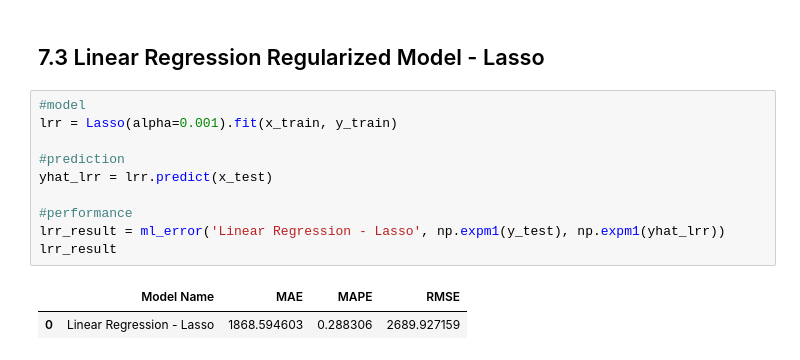
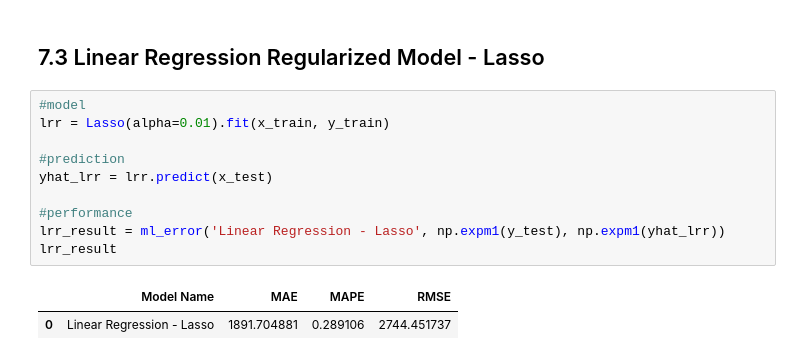
Before and after one commit to RicardoSemerene/DataScience_em_producao, a Jupyter notebook: m04_v01_store_sales_prediction.ipynb, the cells around one changed output. Saved outputs shown, nothing was run; the diff lists cells and outputs as text.

```diff
--- a/m04_v01_store_sales_prediction.ipynb
+++ b/m04_v01_store_sales_prediction.ipynb
@@ -851,14 +914,14 @@ lr_result
 ## 7.3 Linear Regression Regularized Model - Lasso
 # %%
 #model
-lrr = Lasso(alpha=0.001).fit(x_train, y_train)
+lrr = Lasso(alpha=0.01).fit(x_train, y_train)
 
 #prediction
 yhat_lrr = lrr.predict(x_test)
 
 #performance
 lrr_result = ml_error('Linear Regression - Lasso', np.expm1(y_test), np.expm1(yhat_lrr))
 lrr_result
 # %% [output]
 |  | Model Name | MAE | MAPE | RMSE |
-| 0 | Linear Regression - Lasso | 1868.594603 | 0.288306 | 2689.927159 |
+| 0 | Linear Regression - Lasso | 1891.704881 | 0.289106 | 2744.451737 |
```
Also changed, not shown: parts of 33 cells of this notebook.
